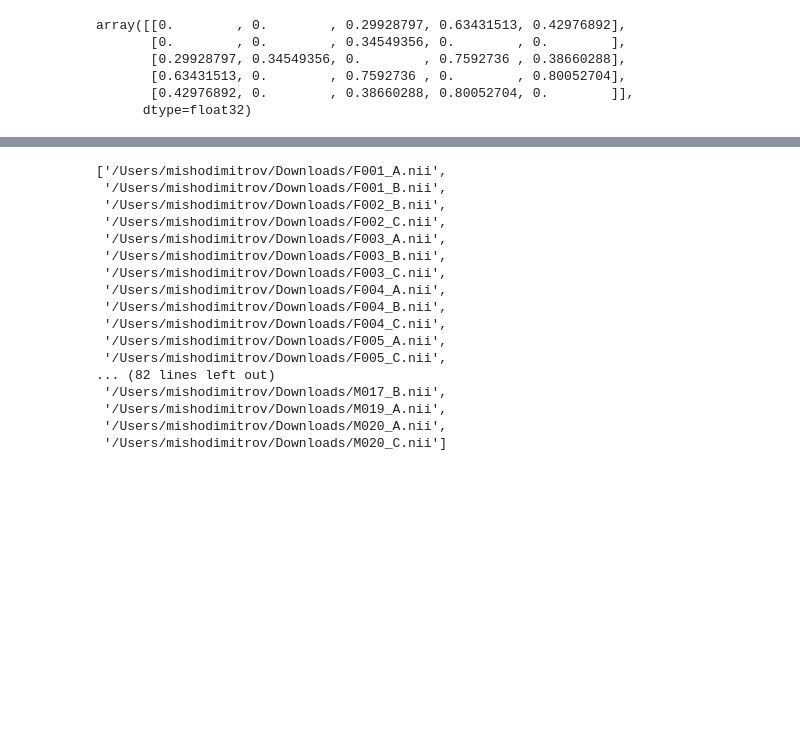
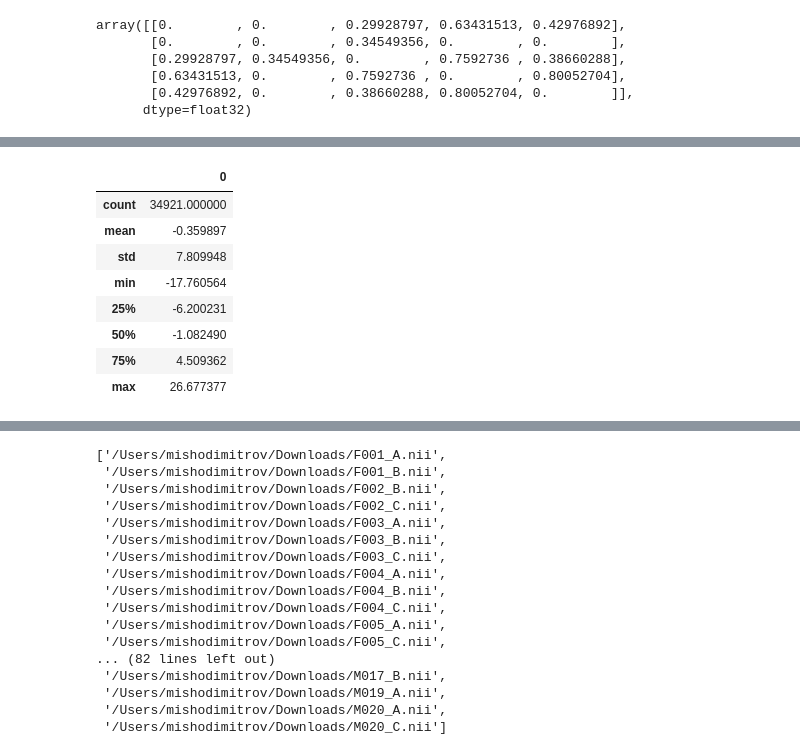
Before and after one commit to misho-dimitrov/ARB, a Jupyter notebook: ARB_voxel_wise.ipynb, the cells around one changed output, grey strips where cells are left out. Cells and saved outputs as stored; diff of their text form; code cells hidden in the pictures; blank space fills up the shorter version.

```diff
--- a/ARB_voxel_wise.ipynb
+++ b/ARB_voxel_wise.ipynb
@@ -252 +266,14 @@ g = to_graph_tool(correlation_matrix)
+# %%
+dc_z_panda = pd.DataFrame(dc_z)
+dc_z_panda.describe()
+# %% [output]
+|  | 0 |
+| count | 34921.000000 |
+| mean | -0.359897 |
+| std | 7.809948 |
+| min | -17.760564 |
+| 25% | -6.200231 |
+| 50% | -1.082490 |
+| 75% | 4.509362 |
+| max | 26.677377 |
 # %%
```
Also changed, not shown: parts of 28 cells of this notebook.
